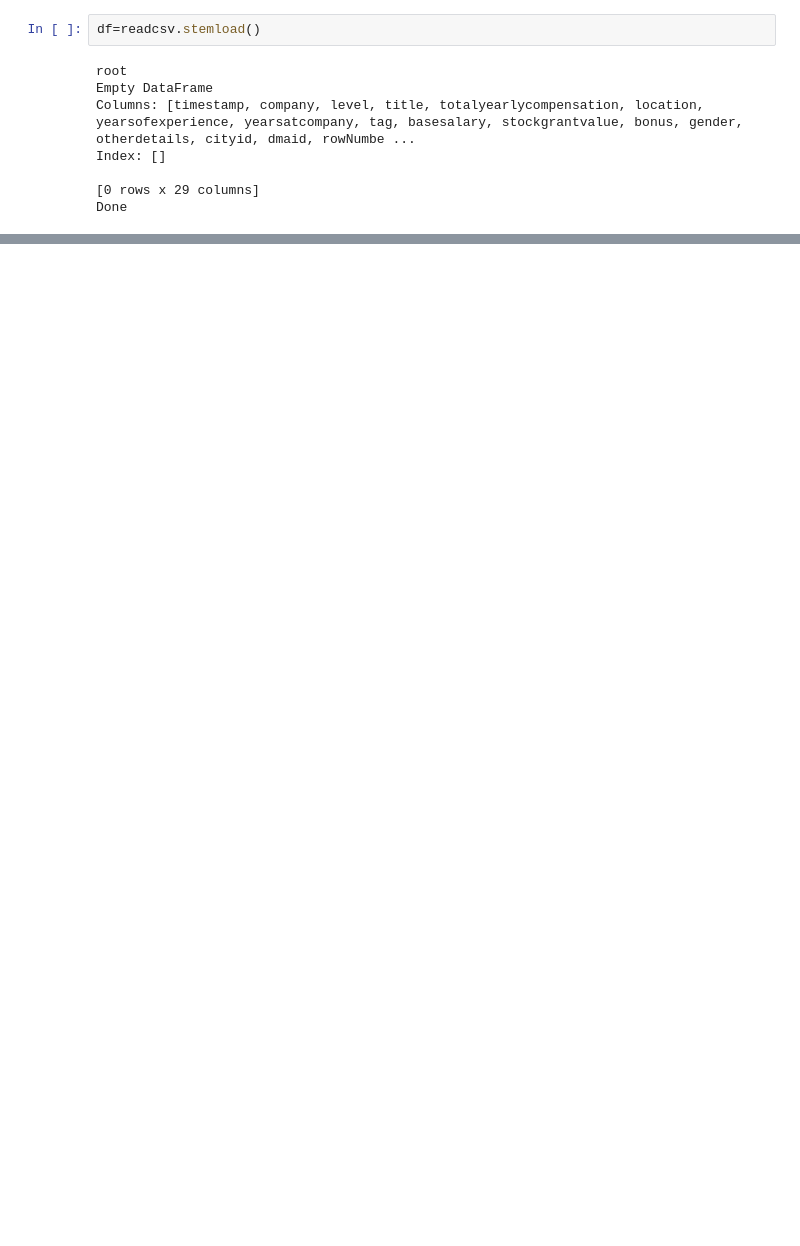
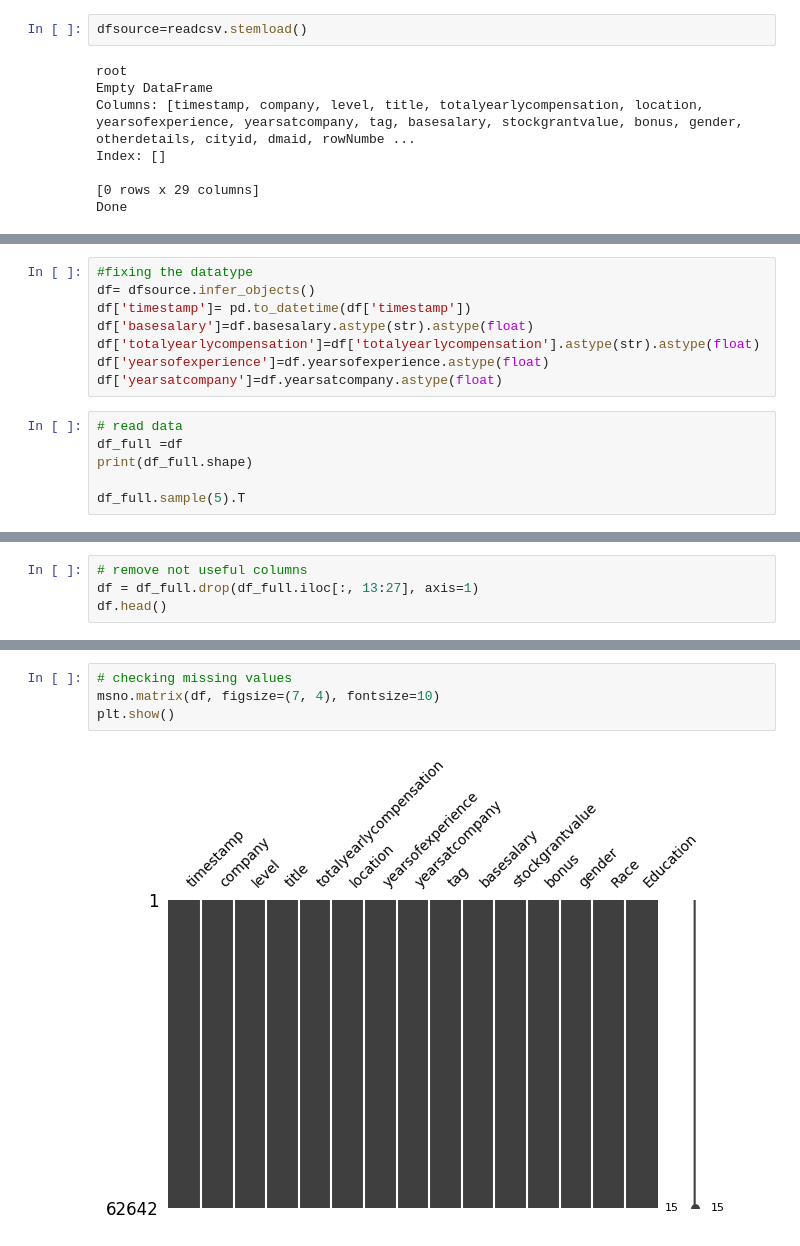
Before and after one commit to djtom98/compDSfinal, a Jupyter notebook: model001.ipynb, the cells around one changed output, grey strips where cells are left out. Cells and saved outputs as stored; diff of their text form; blank space fills up the shorter version.

```diff
--- a/model001.ipynb
+++ b/model001.ipynb
@@ -2,7 +2,7 @@
 from sqldb import readcsv
 # import learnlibs.split_data as a
 # %%
-df=readcsv.stemload()
+dfsource=readcsv.stemload()
 # %% [output]
 root
 Empty DataFrame
@@ -23,0 +58,14 @@ df.head()
+# %%
+#fixing the datatype
+df= dfsource.infer_objects()
+df['timestamp']= pd.to_datetime(df['timestamp'])
+df['basesalary']=df.basesalary.astype(str).astype(float)
+df['totalyearlycompensation']=df['totalyearlycompensation'].astype(str).astype(float)
+df['yearsofexperience']=df.yearsofexperience.astype(float)
+df['yearsatcompany']=df.yearsatcompany.astype(float)
+# %%
+# read data
+df_full =df
+print(df_full.shape)
+
+df_full.sample(5).T
@@ -23,0 +118,4 @@ df.head()
+# %%
+# remove not useful columns
+df = df_full.drop(df_full.iloc[:, 13:27], axis=1)
+df.head()
@@ -23,0 +129,6 @@ df.head()
+# %%
+# checking missing values
+msno.matrix(df, figsize=(7, 4), fontsize=10)
+plt.show()
+# %% [output]
+[figure, added]
```
Also changed, not shown: parts of 61 cells of this notebook.
